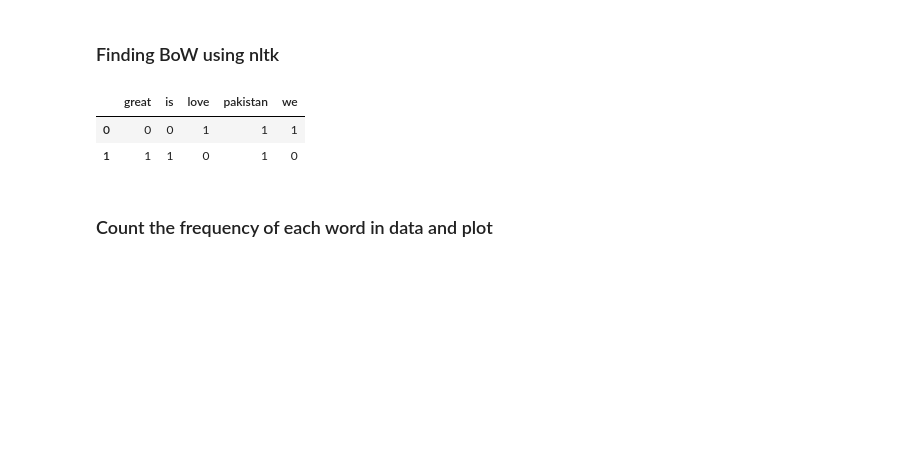
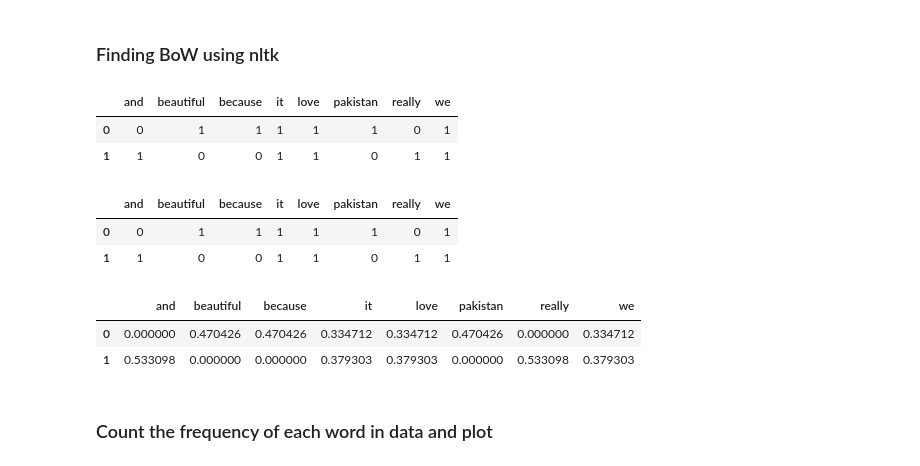
Before and after one commit to hafeez192/NLP-Basics, a Jupyter notebook: bag_of_words.ipynb, the cells around one changed output. Saved outputs shown, nothing was run; the diff lists cells and outputs as text; code cells hidden in the pictures; blank space fills up the shorter version.

Commit message:
Added: Difference of whitespace tokens and NLTK word_tokenize

```diff
--- a/bag_of_words.ipynb
+++ b/bag_of_words.ipynb
@@ -4,15 +74,42 @@ import pandas as pd
 # %% [markdown]
 ### Finding BoW using nltk
 # %%
-content = '''We Love Pakistan.
-Pakistan is great.'''
+# bag of words with split() text function
 count_vect = CountVectorizer()
-bag_of_words = count_vect.fit_transform(content.splitlines())
+bag_of_words = count_vect.fit_transform(text.splitlines())
 pd.DataFrame(bag_of_words.toarray(), columns=count_vect.get_feature_names_out())
 # %% [output]
-|  | great | is | love | pakistan | we |
-| 0 | 0 | 0 | 1 | 1 | 1 |
-| 1 | 1 | 1 | 0 | 1 | 0 |
+|  | and | beautiful | because | it | love | pakistan | really | we |
+| 0 | 0 | 1 | 1 | 1 | 1 | 1 | 0 | 1 |
+| 1 | 1 | 0 | 0 | 1 | 1 | 0 | 1 | 1 |
+# %%
+# bag of words with word_tokenizer
+# since CountVectorizer expects raw text , you clean the text with tokenization and then join back for vectorization
+# i want sentence based documents
+sentences = sent_tokenize(text)
+cleaned_sentences = []
+for sent in sentences:
+    tokens = word_tokenize(sent)
+    tokens = [t.lower() for t in tokens if t.isalpha()]
+    cleaned_sentences.append(' '.join(tokens))
+
+count_vect = CountVectorizer()
+bag_of_words = count_vect.fit_transform(cleaned_sentences)
+pd.DataFrame(bag_of_words.toarray(), columns=count_vect.get_feature_names_out())
+# %% [output]
+|  | and | beautiful | because | it | love | pakistan | really | we |
+| 0 | 0 | 1 | 1 | 1 | 1 | 1 | 0 | 1 |
+| 1 | 1 | 0 | 0 | 1 | 1 | 0 | 1 | 1 |
+# %%
+#tf-idf code
+
+tfidf_vect = TfidfVectorizer()
+tfidf = tfidf_vect.fit_transform(cleaned_sentences)
+pd.DataFrame(tfidf.toarray(), columns=tfidf_vect.get_feature_names_out())
+# %% [output]
+|  | and | beautiful | because | it | love | pakistan | really | we |
+| 0 | 0.000000 | 0.470426 | 0.470426 | 0.334712 | 0.334712 | 0.470426 | 0.000000 | 0.334712 |
+| 1 | 0.533098 | 0.000000 | 0.000000 | 0.379303 | 0.379303 | 0.000000 | 0.533098 | 0.379303 |
 # %% [markdown]
 ### Count the frequency of each word in data and plot
 # %%
```
Also changed, not shown: parts of 3 cells of this notebook, 1 other file.
